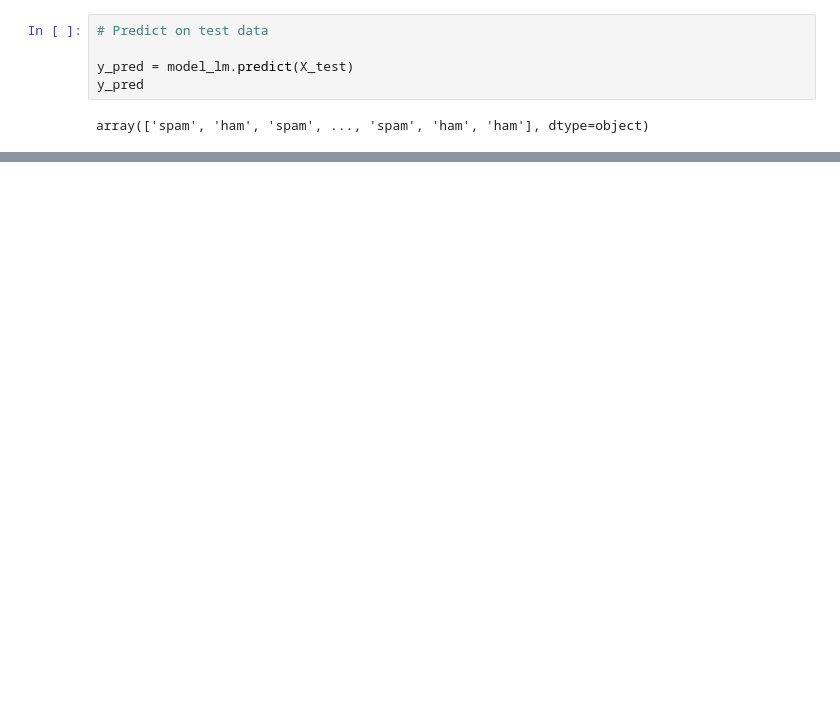
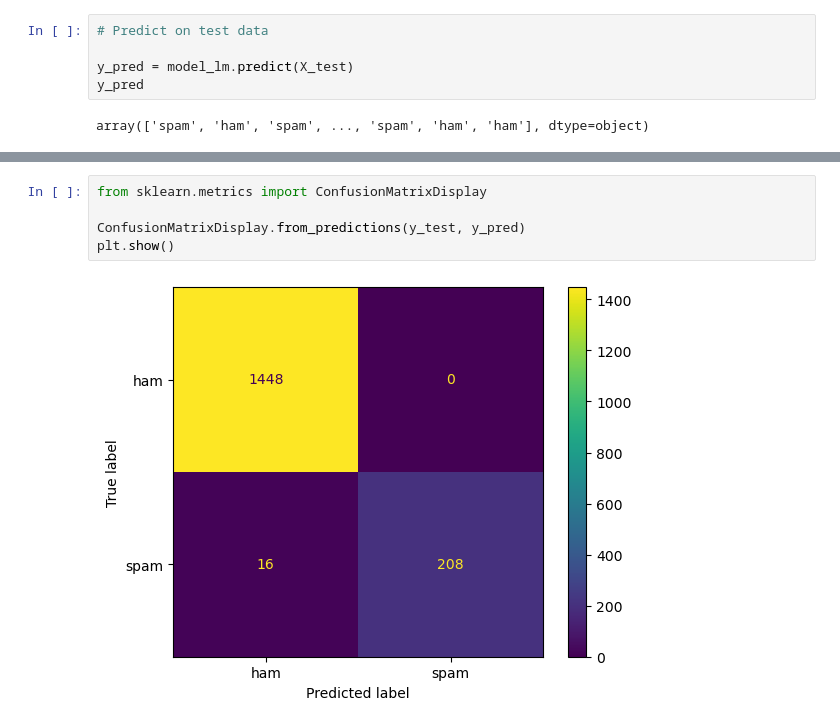
Before and after one commit to COMEWLECOME/Spam_Mohammed-Reda, a Jupyter notebook: SpamProject.ipynb, the cells around one changed output, grey strips where cells are left out. Saved outputs shown, nothing was run; the diff lists cells and outputs as text; blank space fills up the shorter version.

```diff
--- a/SpamProject.ipynb
+++ b/SpamProject.ipynb
@@ -352,0 +344,7 @@ svc_disp = RocCurveDisplay.from_estimator(model_lm, X_test, y_test)
+# %%
+from sklearn.metrics import ConfusionMatrixDisplay
+
+ConfusionMatrixDisplay.from_predictions(y_test, y_pred)
+plt.show()
+# %% [output]
+[figure, added]
```
Also changed, not shown: parts of 12 cells of this notebook.
